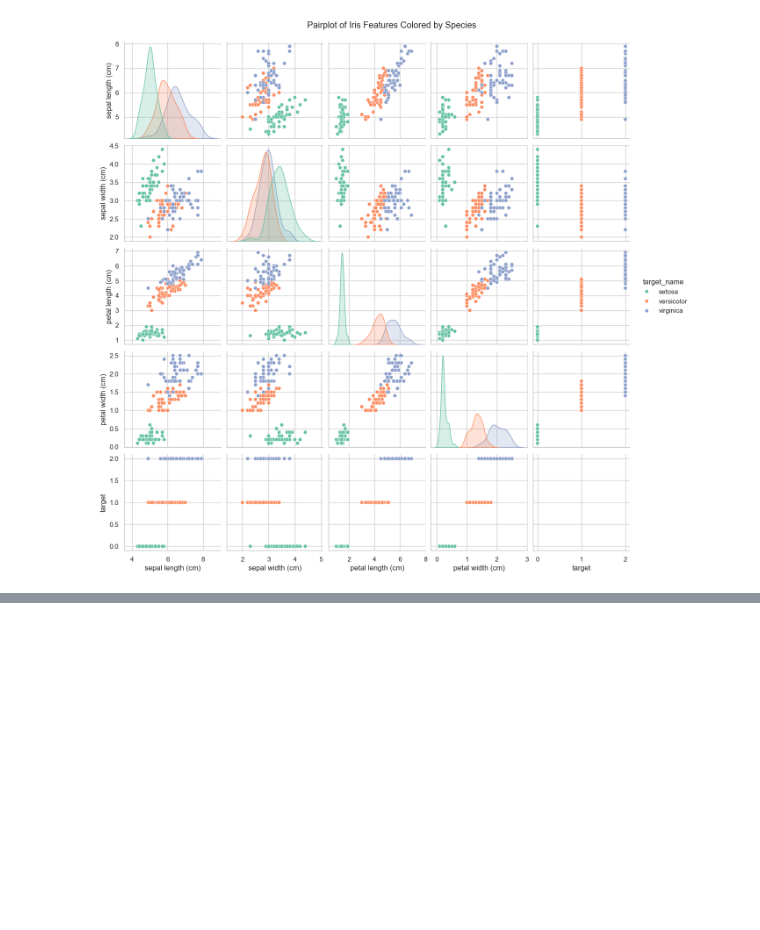
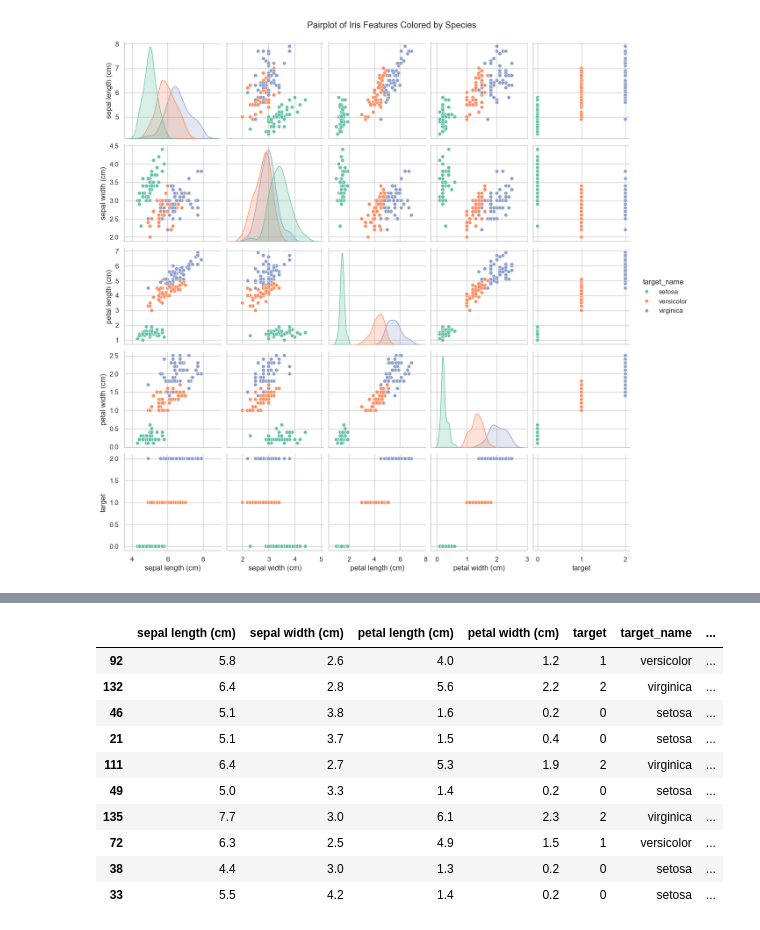
Before and after one commit to mohiuddinwaqar-sudo/scikitlearn, a Jupyter notebook: learn.ipynb, the cells around one changed output, grey strips where cells are left out. Cells and saved outputs as stored; diff of their text form; code cells hidden in the pictures; blank space fills up the shorter version.

```diff
--- a/learn.ipynb
+++ b/learn.ipynb
@@ -132,3 +132,11 @@ plt.suptitle('Pairplot of Iris Features Colored by Species', y=1.02)
 plt.show()
 # %% [output]
 [figure]
+# %%
+#train test split
+from sklearn.model_selection import train_test_split
+
+iris_train, iris_test = train_test_split(iris_2, test_size = 0.25)
+
+iris_train.shape
+iris_test.shape
@@ -134,0 +145,5 @@ plt.show()
+# %%
+# Prepare our data for modelling
+
+X_train = iris_train.drop(columns=["target", "target_name"]).values
+y_train = iris_train["target"].values
@@ -134,0 +228,16 @@ plt.show()
+# %%
+df_predictions = iris_train.copy()
+df_predictions["correctly_predicted"] = predicted_correctly_mask
+df_predictions.head(10)
+# %% [output]
+|  | sepal length (cm) | sepal width (cm) | petal length (cm) | petal width (cm) | target | target_name | ... |
+| 92 | 5.8 | 2.6 | 4.0 | 1.2 | 1 | versicolor | ... |
+| 132 | 6.4 | 2.8 | 5.6 | 2.2 | 2 | virginica | ... |
+| 46 | 5.1 | 3.8 | 1.6 | 0.2 | 0 | setosa | ... |
+| 21 | 5.1 | 3.7 | 1.5 | 0.4 | 0 | setosa | ... |
+| 111 | 6.4 | 2.7 | 5.3 | 1.9 | 2 | virginica | ... |
+| 49 | 5.0 | 3.3 | 1.4 | 0.2 | 0 | setosa | ... |
+| 135 | 7.7 | 3.0 | 6.1 | 2.3 | 2 | virginica | ... |
+| 72 | 6.3 | 2.5 | 4.9 | 1.5 | 1 | versicolor | ... |
+| 38 | 4.4 | 3.0 | 1.3 | 0.2 | 0 | setosa | ... |
+| 33 | 5.5 | 4.2 | 1.4 | 0.2 | 0 | setosa | ... |
```
Also changed, not shown: parts of 29 cells of this notebook, 2 other files.
